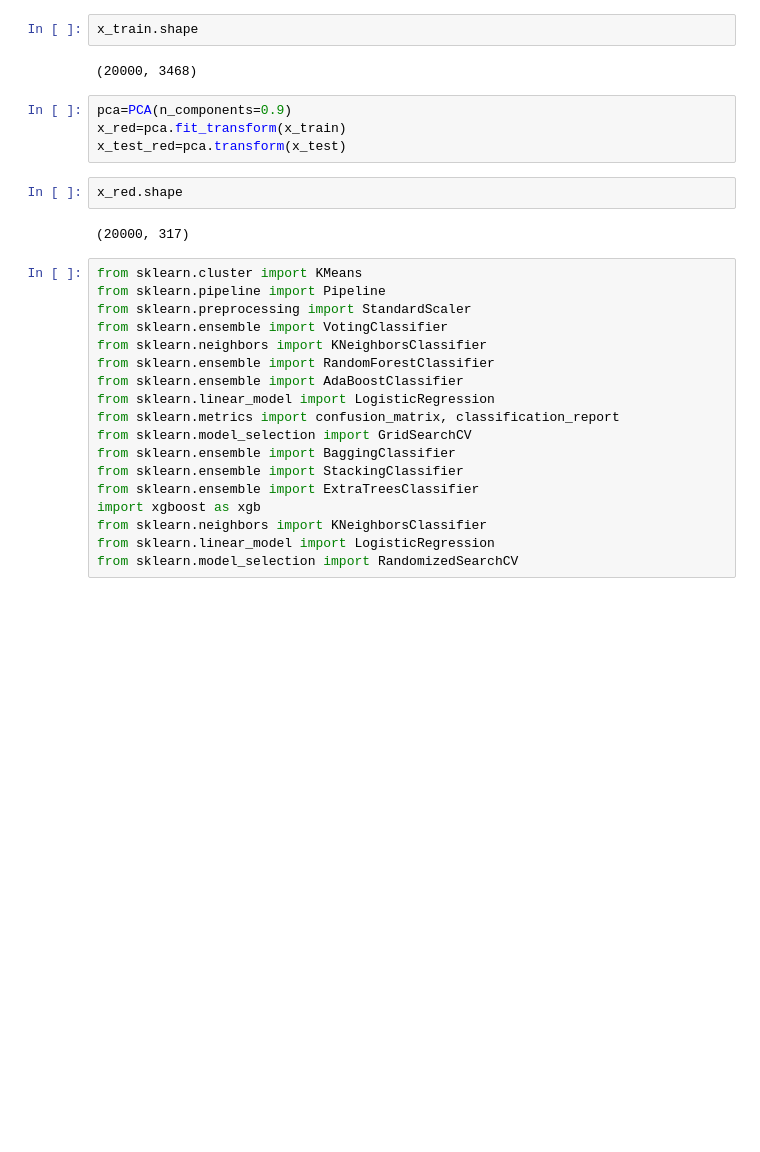
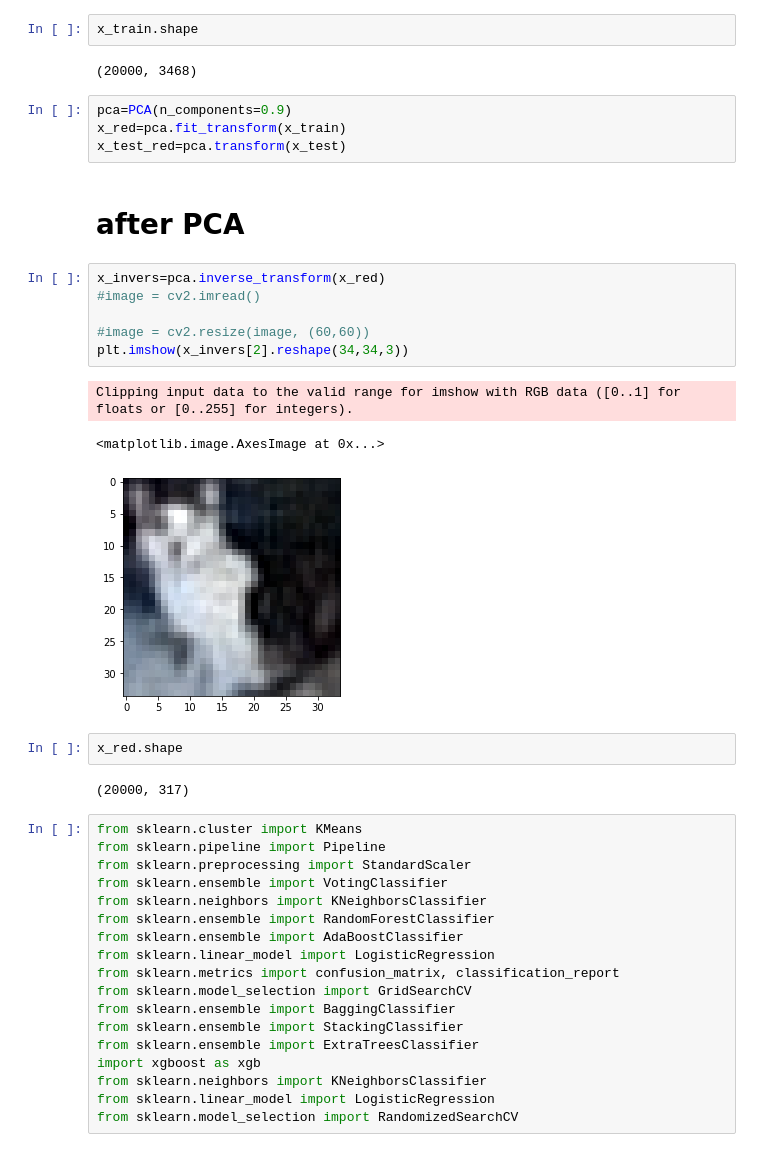
Before and after one commit to TalSomech/Data-Sc-101, a Jupyter notebook: Dogs Vs Cats.ipynb, the cells around one changed output. Saved outputs shown, nothing was run; the diff lists cells and outputs as text; blank space fills up the shorter version.

```diff
--- a/Dogs Vs Cats.ipynb
+++ b/Dogs Vs Cats.ipynb
@@ -67,6 +104,18 @@ x_train.shape
 pca=PCA(n_components=0.9)
 x_red=pca.fit_transform(x_train)
 x_test_red=pca.transform(x_test)
+# %% [markdown]
+# after PCA
+# %%
+x_invers=pca.inverse_transform(x_red)
+#image = cv2.imread()
+
+#image = cv2.resize(image, (60,60))
+plt.imshow(x_invers[2].reshape(34,34,3))
+# %% [output]
+Clipping input data to the valid range for imshow with RGB data ([0..1] for floats or [0..255] for integers).
+<matplotlib.image.AxesImage at 0x...>
+[figure, added]
 # %%
 x_red.shape
 # %% [output]
```
Also changed, not shown: parts of 28 cells of this notebook, 5 other files.
